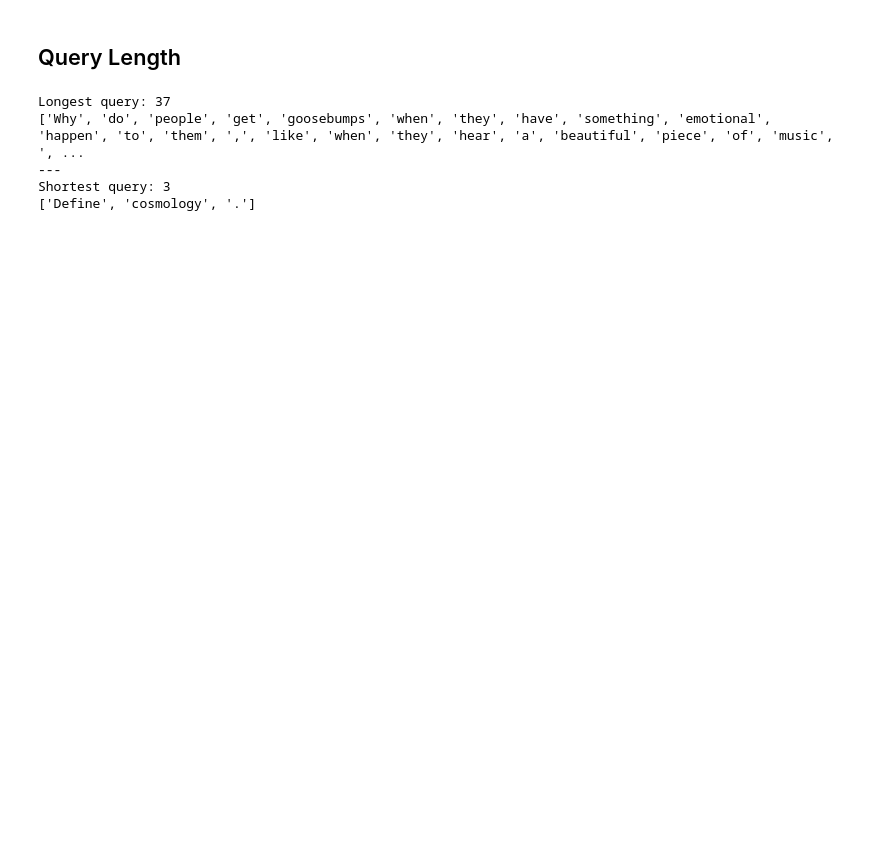
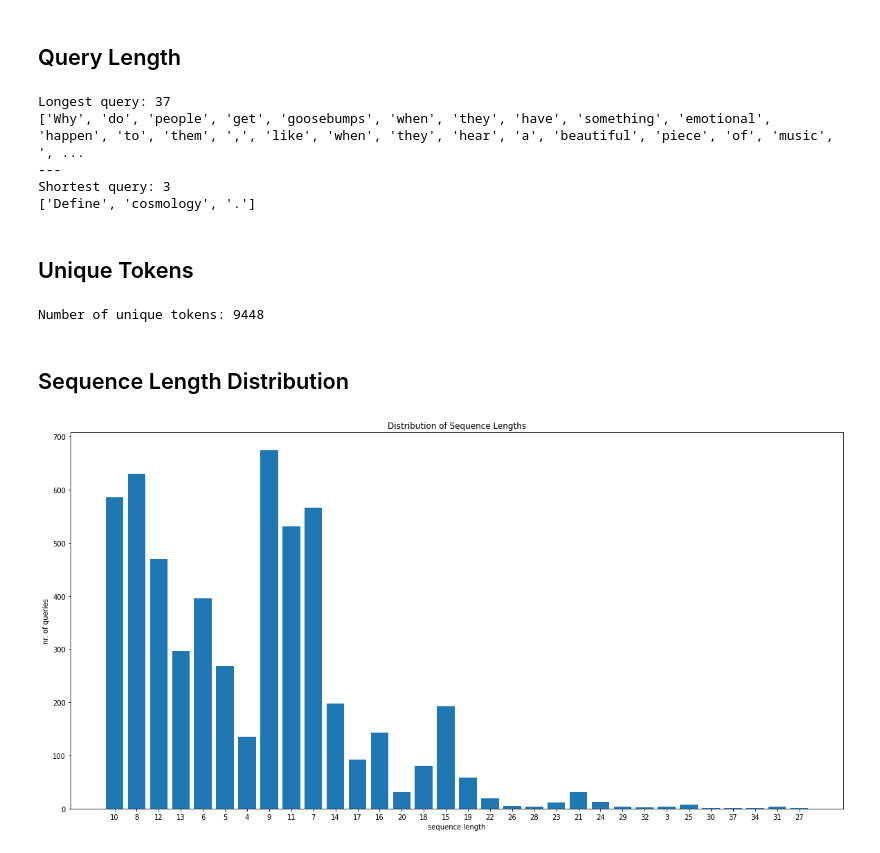
Before and after one commit to AmanDaVinci/question_classification_hierarchical_attention_lstm, a Jupyter notebook: dataset.ipynb, the cells around one changed output. Saved outputs shown, nothing was run; the diff lists cells and outputs as text; code cells hidden in the pictures; blank space fills up the shorter version.

```diff
--- a/dataset.ipynb
+++ b/dataset.ipynb
@@ -88,3 +123,33 @@ Longest query: 37
 ---
 Shortest query: 3
 ['Define', 'cosmology', '.']
+# %% [markdown]
+## Unique Tokens
+# %%
+unique_tokens = set()
+
+for q in query:
+    unique_tokens.update(q)
+
+print(f'Number of unique tokens: {len(unique_tokens)}')
+# %% [output]
+Number of unique tokens: 9448
+# %% [markdown]
+## Sequence Length Distribution
+# %%
+query_lengths = [len(q) for q in query]
+seq_dict = defaultdict(lambda: 0)
+for length in query_lengths:
+    seq_dict[length] += 1
+
+
+x = np.arange(len(seq_dict.keys()))
+plt.figure(figsize=(20,10))
+plt.bar(x, seq_dict.values())
+plt.xticks(x, seq_dict.keys())
+plt.title('Distribution of Sequence Lengths')
+plt.ylabel('nr. of queries')
+plt.xlabel('sequence length')
+plt.show()
+# %% [output]
+[figure, added]
```
Also changed, not shown: parts of 3 cells of this notebook.
